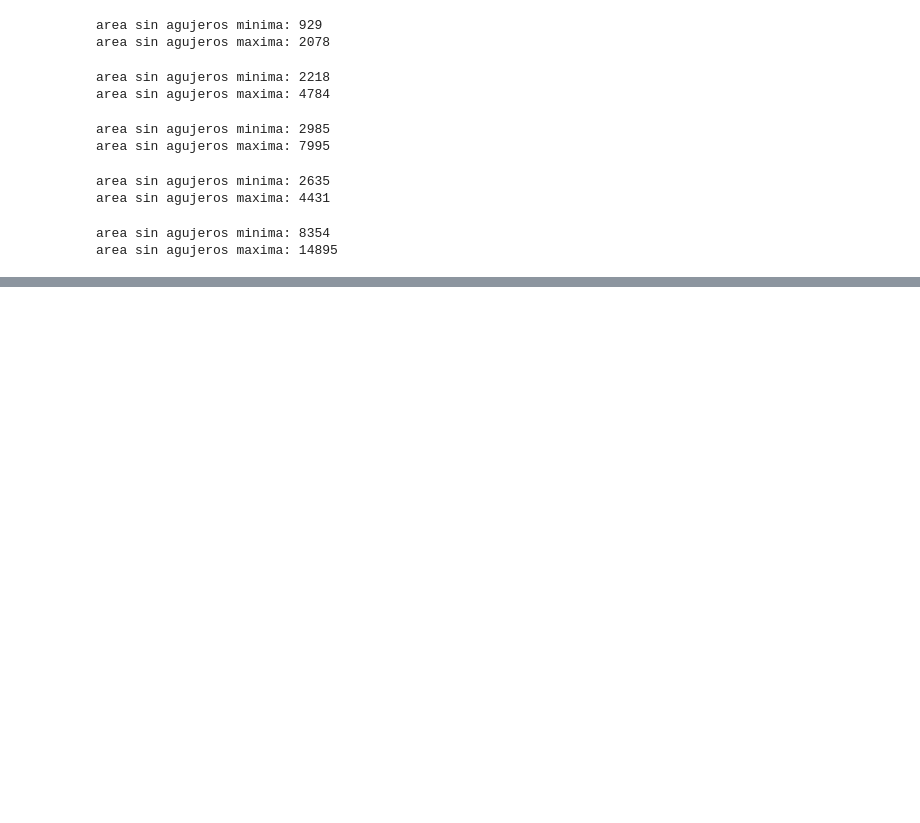
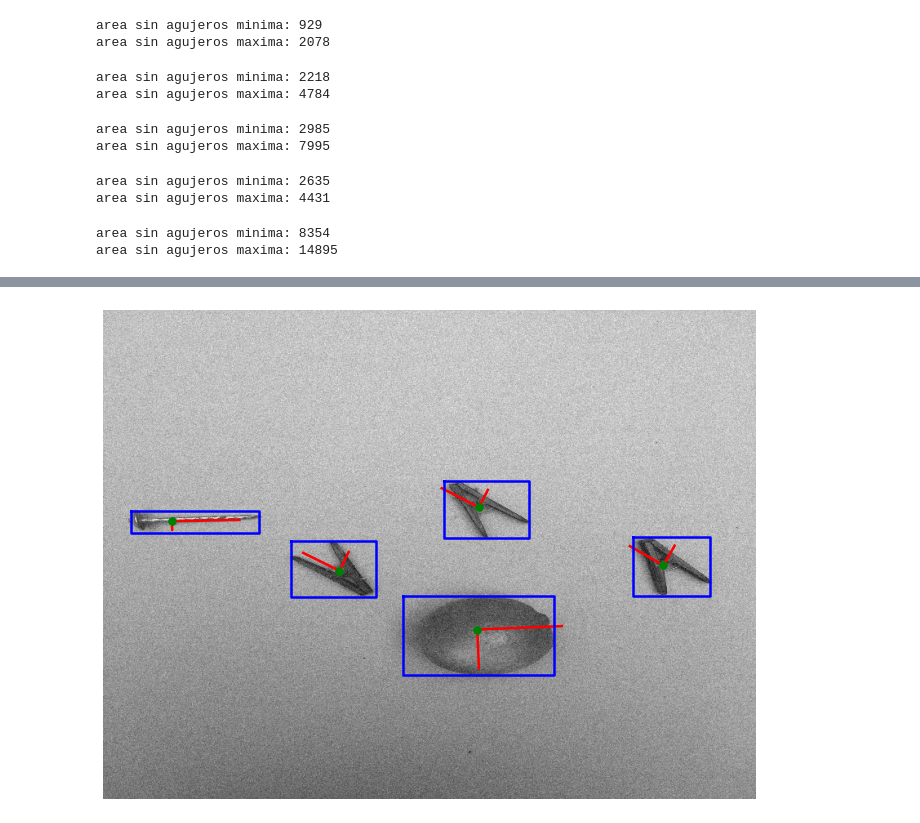
Before and after one commit to carlosjaravas/-Tarea_4_Vision, a Jupyter notebook: Tarea4.ipynb, the cells around one changed output, grey strips where cells are left out. Saved outputs shown, nothing was run; the diff lists cells and outputs as text; code cells hidden in the pictures; blank space fills up the shorter version.

Commit message:
Clasificacion funcional
excepcion con imagenes con un unico tipo de objetos

```diff
--- a/Tarea4.ipynb
+++ b/Tarea4.ipynb
@@ -1023,8 +1084,8 @@ for index in range(len(lista_clavos)):
     props = regionprops(regs)
     for prop in props:
         if prop.area > 800:
-            h = 2*prop.axis_minor_length
-            l = 2*prop.axis_major_length
+            h = prop.axis_minor_length
+            l = prop.axis_major_length
             rect_ratio = prop.area/(h*l)
             rr_clavos.append(rect_ratio)
 print('l/h minima: ' + str(np.min(rr_clavos)))
@@ -1051,8 +1112,8 @@ for index in range(len(lista_clavos)):
     props = regionprops(regs)
     for prop in props:
         if prop.area > 800:
-            h = 2*prop.axis_minor_length
-            l = 2*prop.axis_major_length
+            h = prop.axis_minor_length
+            l = prop.axis_major_length
             rect_ratio = prop.area/(h*l)
             rr_clavos.append(rect_ratio)
 print('l/h minima: ' + str(np.min(rr_clavos)))
@@ -1064,0 +1238,8 @@ cantidad: 37
+# %%
+for index in range(len(lista_fotos)):
+    no_borders = prepro(index,lista_fotos)
+    props = regionprops(regions)
+    regions, n_regions = label(no_borders,return_num = True,connectivity= None)
+    resultados = clasificacion(regions)
+    print(f"clavos: {resultados[0]}, arandelas: {resultados[1]}, prensas: {resultados[2]}, espanders: {resultados[3]}, limones: {resultados[4]}, sin identificar:  {resultados[5]}")
+print(files)
@@ -1064,0 +1264,26 @@ cantidad: 37
+# %%
+fig, ax = plt.subplots(figsize=(15, 9))
+ax.imshow(lista_fotos[index], cmap=plt.cm.gray)
+
+for prop in props:
+    y0, x0 = prop.centroid
+    orientation = prop.orientation
+    x1 = x0 + math.cos(orientation) * 0.5 * prop.axis_minor_length
+    y1 = y0 - math.sin(orientation) * 0.5 * prop.axis_minor_length
+    x2 = x0 - math.sin(orientation) * 0.5 * prop.axis_major_length
+    y2 = y0 - math.cos(orientation) * 0.5 * prop.axis_major_length
+
+    ax.plot((x0, x1), (y0, y1), '-r', linewidth=2.5)
+    ax.plot((x0, x2), (y0, y2), '-r', linewidth=2.5)
+    ax.plot(x0, y0, '.g', markersize=15)
+
+    minr, minc, maxr, maxc = prop.bbox
+    #bbox = min_y min_x max_y max_x
+    bx = (minc, maxc, maxc, minc, minc)
+    by = (minr, minr, maxr, maxr, minr)
+    ax.plot(bx, by, '-b', linewidth=2.5)
+
+ax.axis("off")
+plt.show()
+# %% [output]
+[figure, added]
```
Also changed, not shown: parts of 14 cells of this notebook, 5 other files.
